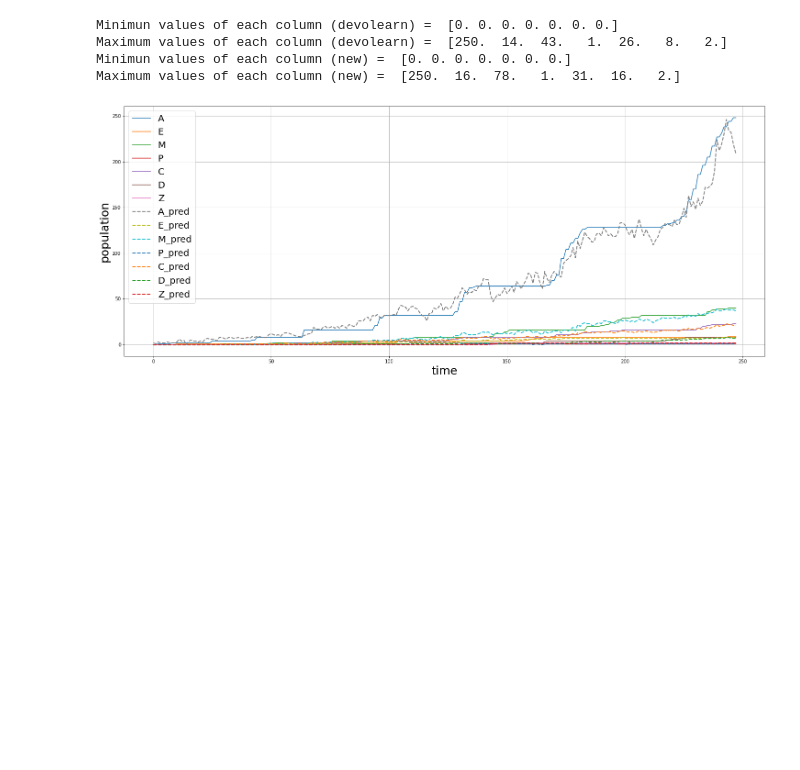
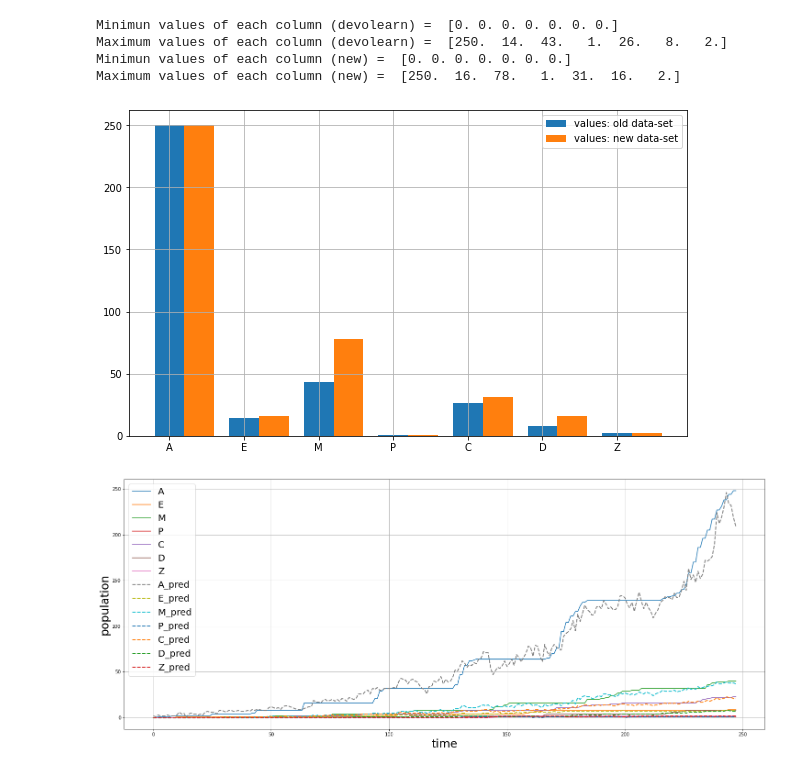
Before and after one commit to Mainakdeb/elegant-embryos, a Jupyter notebook: compare_cell_population_models.ipynb, the cells around one changed output. Saved outputs shown, nothing was run; the diff lists cells and outputs as text; code cells hidden in the pictures; blank space fills up the shorter version.

Commit message:
plot and compare data distribution

```diff
--- a/compare_cell_population_models.ipynb
+++ b/compare_cell_population_models.ipynb
@@ -70,6 +70,19 @@ Minimun values of each column (devolearn) =  [0. 0. 0. 0. 0. 0. 0.]
 Maximum values of each column (devolearn) =  [250.  14.  43.   1.  26.   8.   2.]
 Minimun values of each column (new) =  [0. 0. 0. 0. 0. 0. 0.]
 Maximum values of each column (new) =  [250.  16.  78.   1.  31.  16.   2.]
+# %%
+plt.rcParams['figure.figsize'] =10, 6
+width = 0.40
+labels=['A','E','M', 'P', 'C', "D", "Z"]
+ind = np.arange(7)
+plt.bar(ind, scaler_1.data_max_, width, label="values: old data-set")
+plt.bar(ind+width, scaler_2.data_max_, width,  label="values: new data-set")
+plt.xticks(ind, labels)
+plt.grid()
+plt.legend(loc='best')
+plt.show()
+# %% [output]
+[figure, added]
 # %%
 mini_transform = transforms.Compose([
                                      transforms.ToPILImage(),
```
Also changed, not shown: parts of 1 cell of this notebook.
